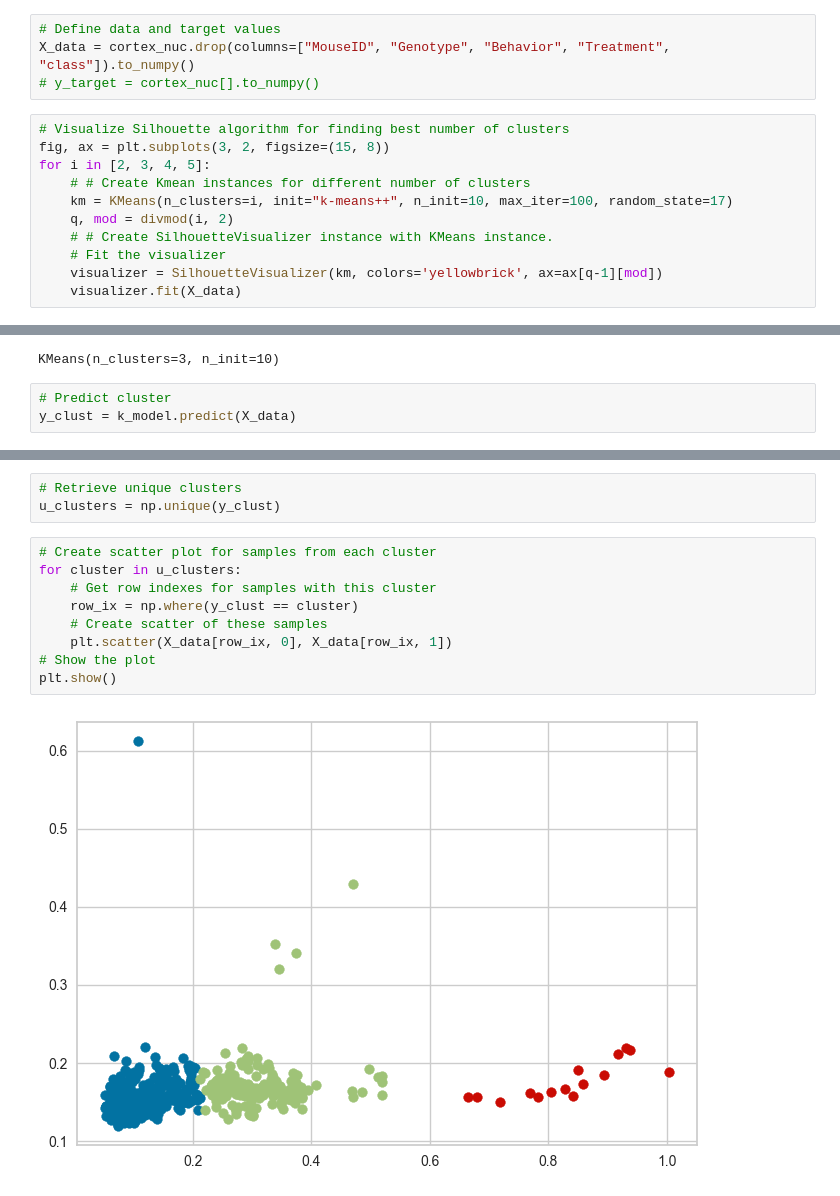
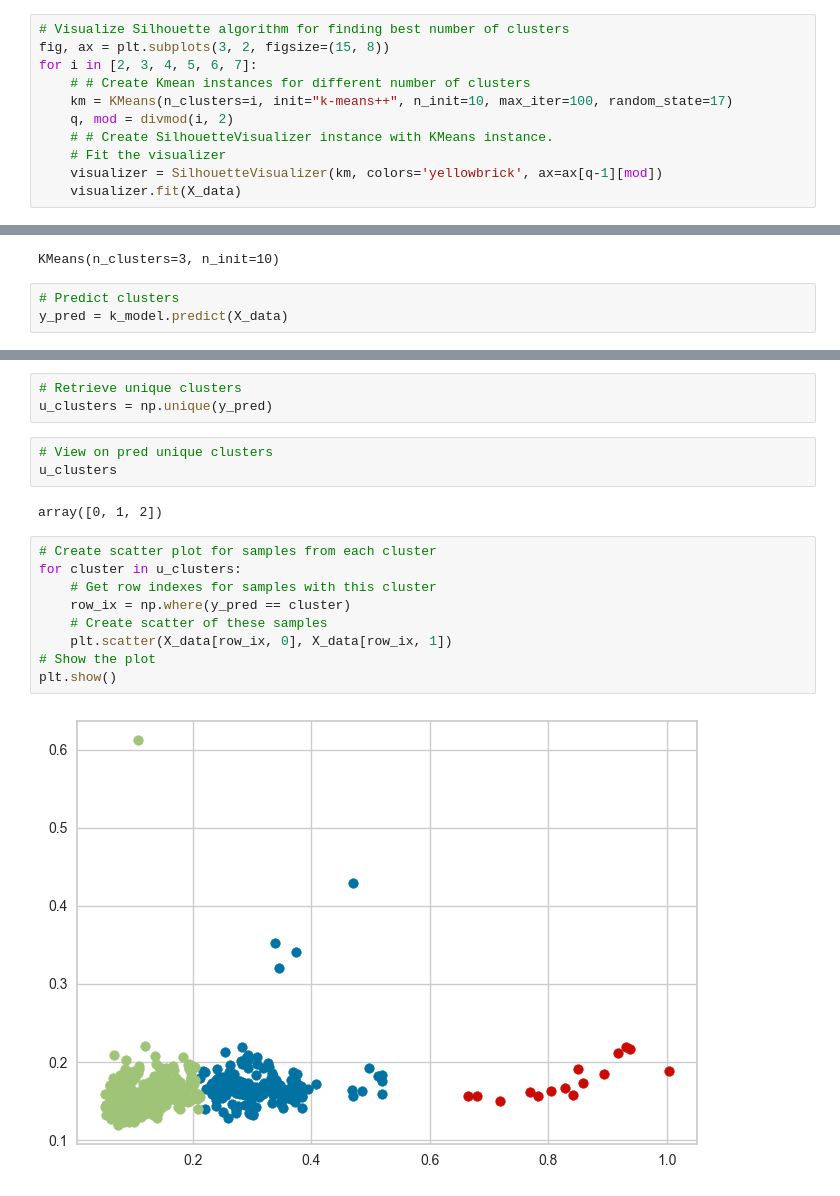
Before and after one commit to lytmercy/itahd_labs, a Jupyter notebook: notebooks/lab_5.ipynb, the cells around one changed output, grey strips where cells are left out. Drawn from its saved outputs; the diff is of its cells as text.

```diff
--- a/notebooks/lab_5.ipynb
+++ b/notebooks/lab_5.ipynb
@@ -151,13 +175,9 @@ cortex_nuc.head()
 # %% [markdown]
 ## Determine the number of clusters
-# %%
-# Define data and target values
-X_data = cortex_nuc.drop(columns=["MouseID", "Genotype", "Behavior", "Treatment", "class"]).to_numpy()
-# y_target = cortex_nuc[].to_numpy()
 # %%
 # Visualize Silhouette algorithm for finding best number of clusters
 fig, ax = plt.subplots(3, 2, figsize=(15, 8))
-for i in [2, 3, 4, 5]:
+for i in [2, 3, 4, 5, 6, 7]:
     # # Create Kmean instances for different number of clusters
     km = KMeans(n_clusters=i, init="k-means++", n_init=10, max_iter=100, random_state=17)
     q, mod = divmod(i, 2)
@@ -180,5 +200,5 @@ k_model.fit(X_data)
 # %% [output]
 KMeans(n_clusters=3, n_init=10)
 # %%
-# Predict cluster
-y_clust = k_model.predict(X_data)
+# Predict clusters
+y_pred = k_model.predict(X_data)
@@ -185,14 +226,19 @@ y_clust = k_model.predict(X_data)
 # %%
 # Retrieve unique clusters
-u_clusters = np.unique(y_clust)
+u_clusters = np.unique(y_pred)
+# %%
+# View on pred unique clusters
+u_clusters
+# %% [output]
+array([0, 1, 2])
 # %%
 # Create scatter plot for samples from each cluster
 for cluster in u_clusters:
     # Get row indexes for samples with this cluster
-    row_ix = np.where(y_clust == cluster)
+    row_ix = np.where(y_pred == cluster)
     # Create scatter of these samples
     plt.scatter(X_data[row_ix, 0], X_data[row_ix, 1])
 # Show the plot
 plt.show()
 # %% [output]
-[figure, old version]
+[figure, new version]
```
Also changed, not shown: parts of 16 cells of this notebook.
